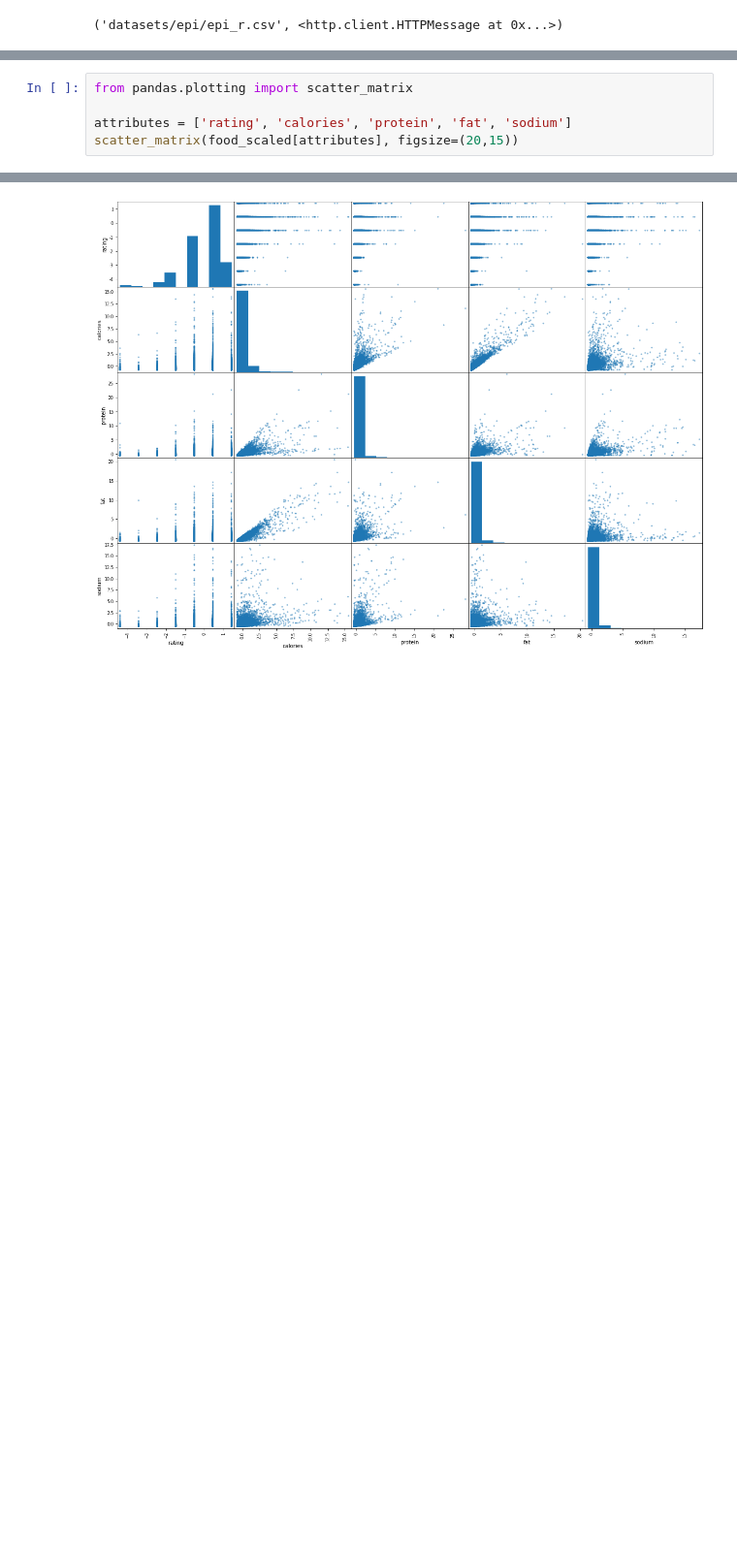
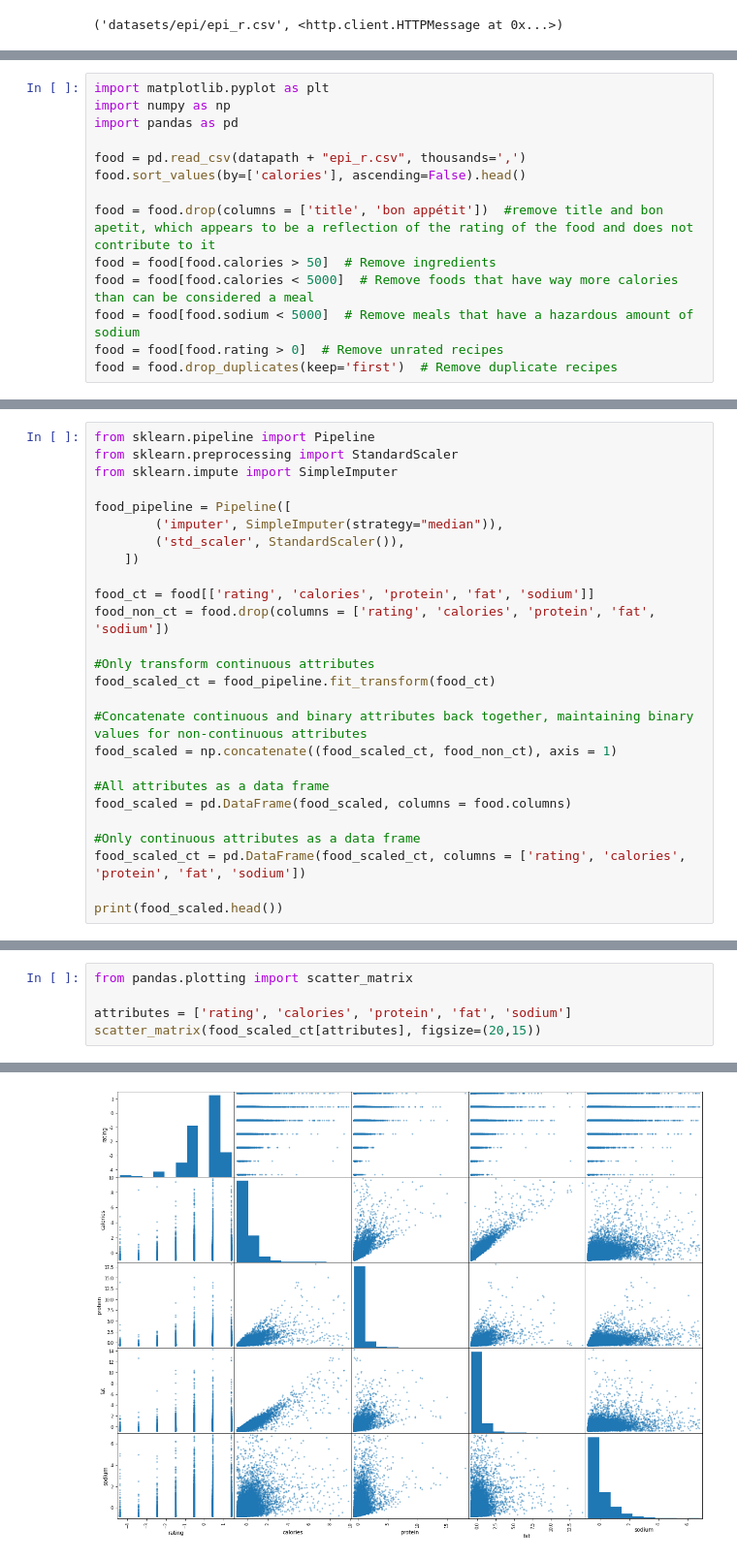
Before and after one commit to robd123/AML, a Jupyter notebook: Project2/Project2.ipynb, the cells around one changed output, grey strips where cells are left out. Shown at 97% size. Drawn from its saved outputs; the diff is of its cells as text; blank space fills up the shorter version.

```diff
--- a/Project2/Project2.ipynb
+++ b/Project2/Project2.ipynb
@@ -27,3 +12,17 @@ food.sort_values(by=['calories'], ascending=False).head()
+# %%
+import matplotlib.pyplot as plt
+import numpy as np
+import pandas as pd
+
+food = pd.read_csv(datapath + "epi_r.csv", thousands=',')
+food.sort_values(by=['calories'], ascending=False).head()
+
+food = food.drop(columns = ['title', 'bon appétit'])  #remove title and bon apetit, which appears to be a reflection of the rating of the food and does not contribute to it
+food = food[food.calories > 50]  # Remove ingredients
+food = food[food.calories < 5000]  # Remove foods that have way more calories than can be considered a meal
+food = food[food.sodium < 5000]  # Remove meals that have a hazardous amount of sodium
+food = food[food.rating > 0]  # Remove unrated recipes
+food = food.drop_duplicates(keep='first')  # Remove duplicate recipes
 # %% [markdown]
 **Data Preprocessing**
 
@@ -93,0 +35,26 @@ food_scaled.describe()
+# %%
+from sklearn.pipeline import Pipeline
+from sklearn.preprocessing import StandardScaler
+from sklearn.impute import SimpleImputer
+
+food_pipeline = Pipeline([
+        ('imputer', SimpleImputer(strategy="median")),
+        ('std_scaler', StandardScaler()),
+    ])
+
+food_ct = food[['rating', 'calories', 'protein', 'fat', 'sodium']]
+food_non_ct = food.drop(columns = ['rating', 'calories', 'protein', 'fat', 'sodium'])
+
+#Only transform continuous attributes
+food_scaled_ct = food_pipeline.fit_transform(food_ct)
+
+#Concatenate continuous and binary attributes back together, maintaining binary values for non-continuous attributes
+food_scaled = np.concatenate((food_scaled_ct, food_non_ct), axis = 1)
+
+#All attributes as a data frame
+food_scaled = pd.DataFrame(food_scaled, columns = food.columns)
+
+#Only continuous attributes as a data frame
+food_scaled_ct = pd.DataFrame(food_scaled_ct, columns = ['rating', 'calories', 'protein', 'fat', 'sodium'])
+
+print(food_scaled.head())
@@ -114,24 +111,24 @@ array([[<matplotlib.axes._subplots.AxesSubplot object at 0x...>,
 # %%
 from pandas.plotting import scatter_matrix
 
 attributes = ['rating', 'calories', 'protein', 'fat', 'sodium']
-scatter_matrix(food_scaled[attributes], figsize=(20,15))
+scatter_matrix(food_scaled_ct[attributes], figsize=(20,15))
 # %% [output]
 array([[<matplotlib.axes._subplots.AxesSubplot object at 0x...>,
         <matplotlib.axes._subplots.AxesSubplot object at 0x...>,
         <matplotlib.axes._subplots.AxesSubplot object at 0x...>,
         <matplotlib.axes._subplots.AxesSubplot object at 0x...>,
         <matplotlib.axes._subplots.AxesSubplot object at 0x...>],
        [<matplotlib.axes._subplots.AxesSubplot object at 0x...>,
         <matplotlib.axes._subplots.AxesSubplot object at 0x...>,
         <matplotlib.axes._subplots.AxesSubplot object at 0x...>,
         <matplotlib.axes._subplots.AxesSubplot object at 0x...>,
         <matplotlib.axes._subplots.AxesSubplot object at 0x...>],
        [<matplotlib.axes._subplots.AxesSubplot object at 0x...>,
         <matplotlib.axes._subplots.AxesSubplot object at 0x...>,
 ... (10 lines left out)
         <matplotlib.axes._subplots.AxesSubplot object at 0x...>,
         <matplotlib.axes._subplots.AxesSubplot object at 0x...>,
         <matplotlib.axes._subplots.AxesSubplot object at 0x...>]],
       dtype=object)
-[figure, old version]
+[figure, new version]
```
Also changed, not shown: parts of 18 cells of this notebook.
